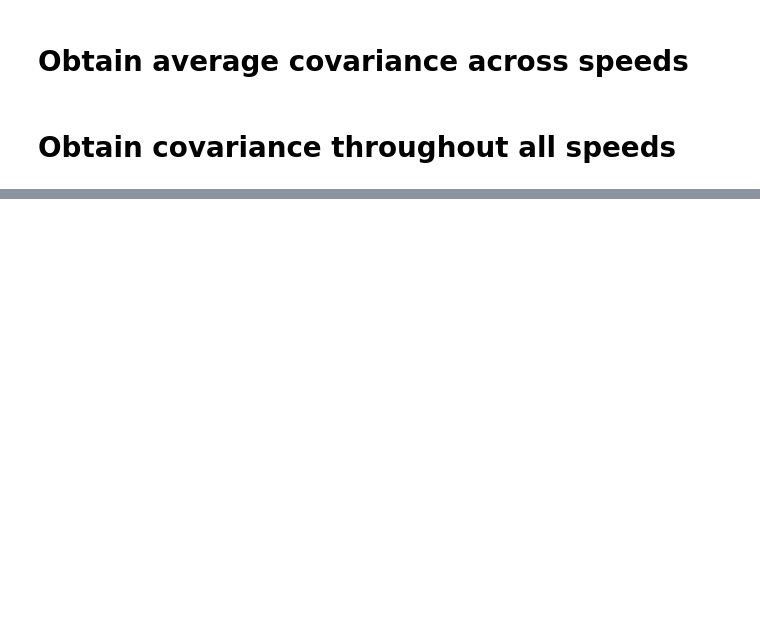
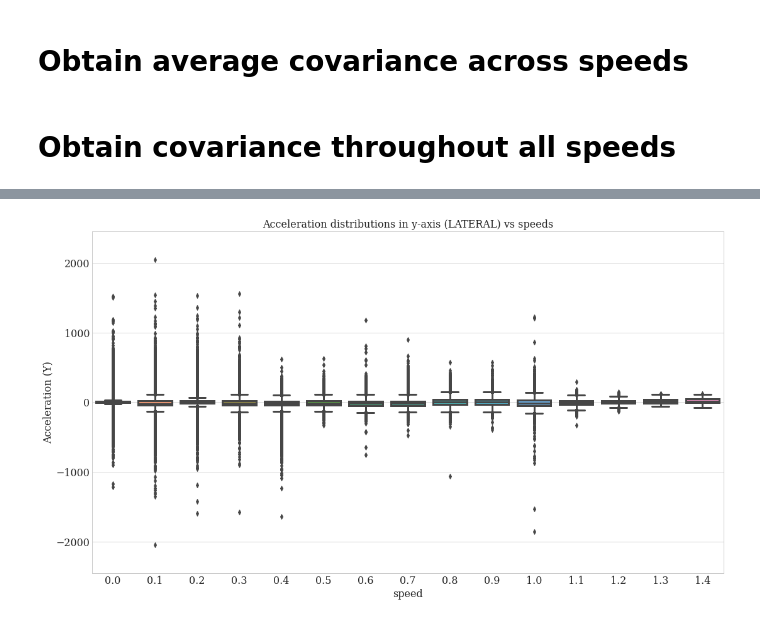
Before and after one commit to m-patterson-wearable/gait_speed_prediction, a Jupyter notebook: notebooks/3.0-data_exploration_rounded_speeds.ipynb, the cells around one changed output, grey strips where cells are left out. Saved outputs shown, nothing was run; the diff lists cells and outputs as text; code cells hidden in the pictures; blank space fills up the shorter version.

```diff
--- a/notebooks/3.0-data_exploration_rounded_speeds.ipynb
+++ b/notebooks/3.0-data_exploration_rounded_speeds.ipynb
@@ -261,0 +273,7 @@ cov.to_csv("../reports/{}cov.csv".format(ref))
+# %%
+ax=sns.boxplot(x='speed', y='y', data=raw_data)
+ax.set_ylabel('Acceleration (Y)')
+ax.set_title('Acceleration distributions in y-axis (LATERAL) vs speeds' )
+plt.savefig("../reports/figures/{}boxplot_y_vs_speed.png".format(ref))
+# %% [output]
+[figure, added]
```
Also changed, not shown: parts of 14 cells of this notebook, 23 other files.
